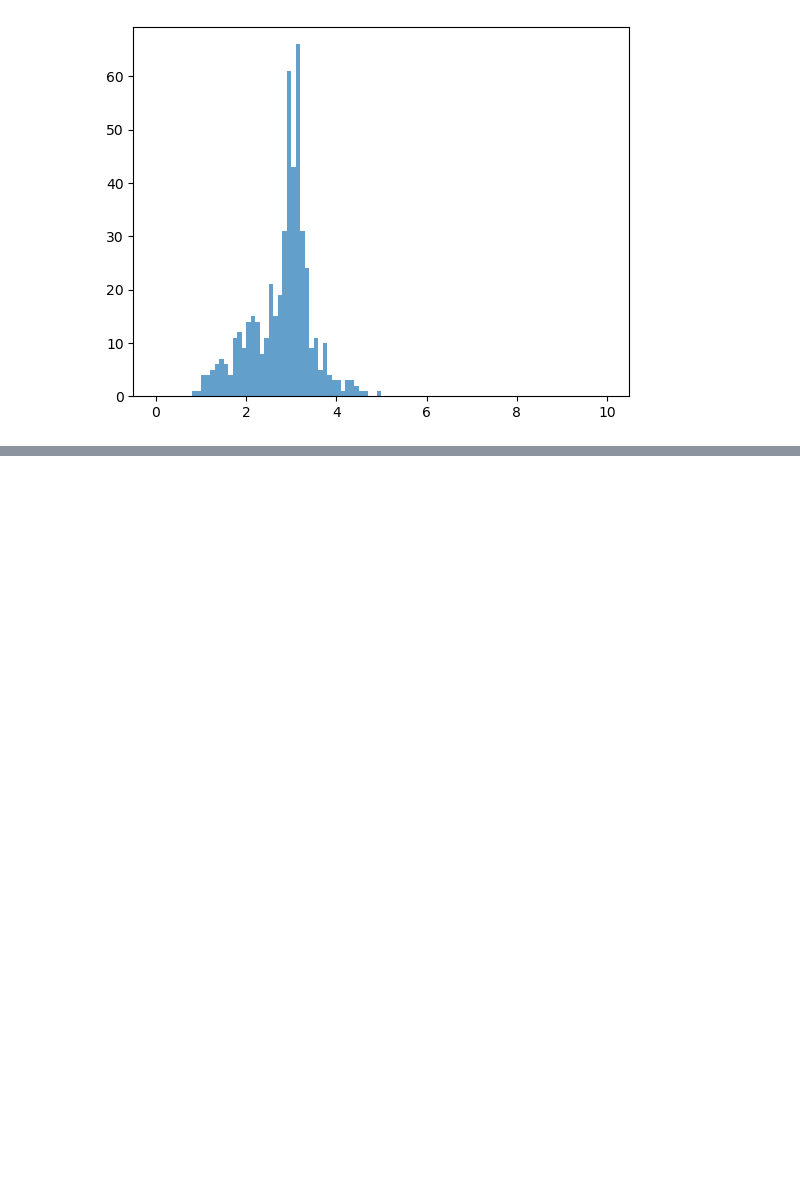
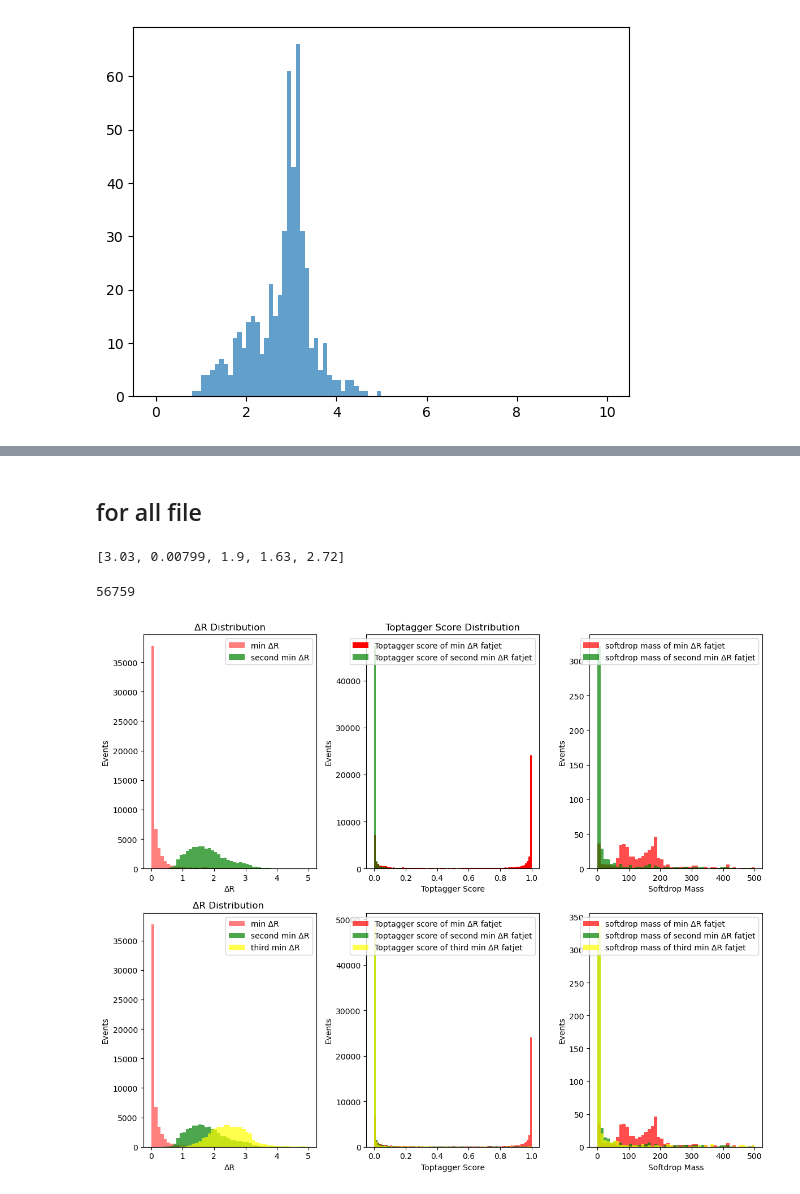
Before and after one commit to HEPchihwan/LRSM_tb_channel, a Jupyter notebook: SAMPLEPRODUCTION/using matrix/Genreco.ipynb, the cells around one changed output, grey strips where cells are left out. Drawn from its saved outputs; the diff is of its cells as text; code cells hidden in the pictures; blank space fills up the shorter version.

Commit message:
topscore,softdropmass

```diff
--- a/SAMPLEPRODUCTION/using matrix/Genreco.ipynb
+++ b/SAMPLEPRODUCTION/using matrix/Genreco.ipynb
@@ -225,0 +908,2 @@ pdgid: [2, -1, 34, 34, 9900014, -13, -13, 9900014, -13, 22, 22, 34, 13, 13, 22,
+# %% [markdown]
+## for all file
@@ -225,0 +1045,69 @@ pdgid: [2, -1, 34, 34, 9900014, -13, -13, 9900014, -13, 22, 22, 34, 13, 13, 22,
+# %%
+print(dr_total_all[0])
+# %% [output]
+[3.03, 0.00799, 1.9, 1.63, 2.72]
+# %%
+# leading ΔR 값만 모아서 1-D 배열로
+print(len(dr_total_all))
+leading_drs   = np.array([dr[0] if len(dr) else np.nan for dr in dr_total_all]) # 가장 작은 ΔR 값
+nextleading_drs = np.array([dr[1] if len(dr) > 1 else np.nan for dr in dr_total_all]) #두번째로 작은 ΔR 값
+third_drs = np.array([dr[2] if len(dr) > 2 else np.nan for dr in dr_total_all]) #세번째로 작은 ΔR 값
+#print(leading_drs)
+#print(nextleading_drs)
+# leading 값을 제거하고 남은 ΔR 배열(길이가 사건마다 달라지므로 그대로 리스트 보존)
+remaining_drs = [dr[1:] for dr in dr_total_all]# 가장 작은 ΔR 값을 제거한 나머지 ΔR 값들
+
+#print(remaining_drs)
+flatten_remaining_drs = ak.flatten(remaining_drs)
+
+# ΔR 분포 subplot 추가
+fig, axs = plt.subplots(2, 3, figsize=(12, 10))
+axs[0, 0].hist(leading_drs, bins=50, range=(0, 5), alpha=0.5, label='min ΔR', color='red')
+axs[0, 0].hist(nextleading_drs, bins=50, range=(0, 5), alpha=0.7, label='second min ΔR', color='green')
+axs[1, 0].hist(leading_drs, bins=50, range=(0, 5), alpha=0.5, label='min ΔR', color='red')
+axs[1, 0].hist(nextleading_drs, bins=50, range=(0, 5), alpha=0.7, label='second min ΔR', color='green')
+axs[1, 0].hist(third_drs, bins=50, range=(0, 5), alpha=0.7, label='third min ΔR', color='yellow')
+#axs[0, 1].hist(flatten_remaining_drs, bins=50, range=(0, 6), alpha=0.3, label='ΔR (min removed)', color='orange')
+axs[0, 0].set_xlabel('ΔR')
+axs[0, 0].set_ylabel('Events')
+axs[0, 0].legend()
+axs[0, 0].set_title('ΔR Distribution')
+
+axs[1, 0].set_xlabel('ΔR')
+axs[1, 0].set_ylabel('Events')
+axs[1, 0].legend()
+axs[1, 0].set_title('ΔR Distribution ')
+
+axs[0, 1].hist(min_tagger_score_all, bins=100, range=(0, 1), alpha=1.0, label='Toptagger score of min ΔR fatjet', color='red')
+axs[0, 1].hist(second_min_tagger_score_all, bins=100, range=(0, 1), alpha=0.7, label='Toptagger score of second min ΔR fatjet', color='green')
+axs[1, 1].hist(min_tagger_score_all, bins=100, range=(0, 1), alpha=0.7, label='Toptagger score of min ΔR fatjet', color='red')
+axs[1, 1].hist(second_min_tagger_score_all, bins=100, range=(0, 1), alpha=0.7, label='Toptagger score of second min ΔR fatjet', color='green')
+axs[1, 1].hist(third_min_tagger_score_all, bins=100, range=(0, 1), alpha=0.7, label='Toptagger score of third min ΔR fatjet', color='yellow')
+axs[0, 1].set_xlabel('Toptagger Score')
+axs[0, 1].set_ylabel('Events')
+axs[0, 1].legend()
+axs[0, 1].set_title('Toptagger Score Distribution')
+
+axs[1, 1].set_xlabel('Toptagger Score')
+axs[1, 1].set_ylabel('Events')
+axs[1, 1].legend()
+
+
+# min, second min, third min softdrop mass subplot (axs[0,1])
+axs[0, 2].hist(min_drpmass, bins=50, range=(0, 500), alpha=0.7, label='softdrop mass of min ΔR fatjet', color='red')
+axs[0, 2].hist(second_min_drpmass, bins=50, range=(0, 500), alpha=0.7, label='softdrop mass of second min ΔR fatjet', color='green')
+axs[0, 2].set_xlabel('Softdrop Mass')
+axs[0, 2].set_ylabel('Events')
+axs[0, 2].legend()
+axs[1, 2].hist(min_drpmass, bins=50, range=(0, 500), alpha=0.7, label='softdrop mass of min ΔR fatjet', color='red')
+axs[1, 2].hist(second_min_drpmass, bins=50, range=(0, 500), alpha=0.7, label='softdrop mass of second min ΔR fatjet', color='green')
+axs[1, 2].hist(third_min_drpmass, bins=50, range=(0, 500), alpha=0.7, label='softdrop mass of third min ΔR fatjet', color='yellow')
+axs[1, 2].set_xlabel('Softdrop Mass')
+axs[1, 2].set_ylabel('Events')
+axs[1, 2].legend()
+
+plt.tight_layout()
+plt.show()
+# %% [output]
+56759
+[figure, added]
```
Also changed, not shown: parts of 15 cells of this notebook, 2 other files.
